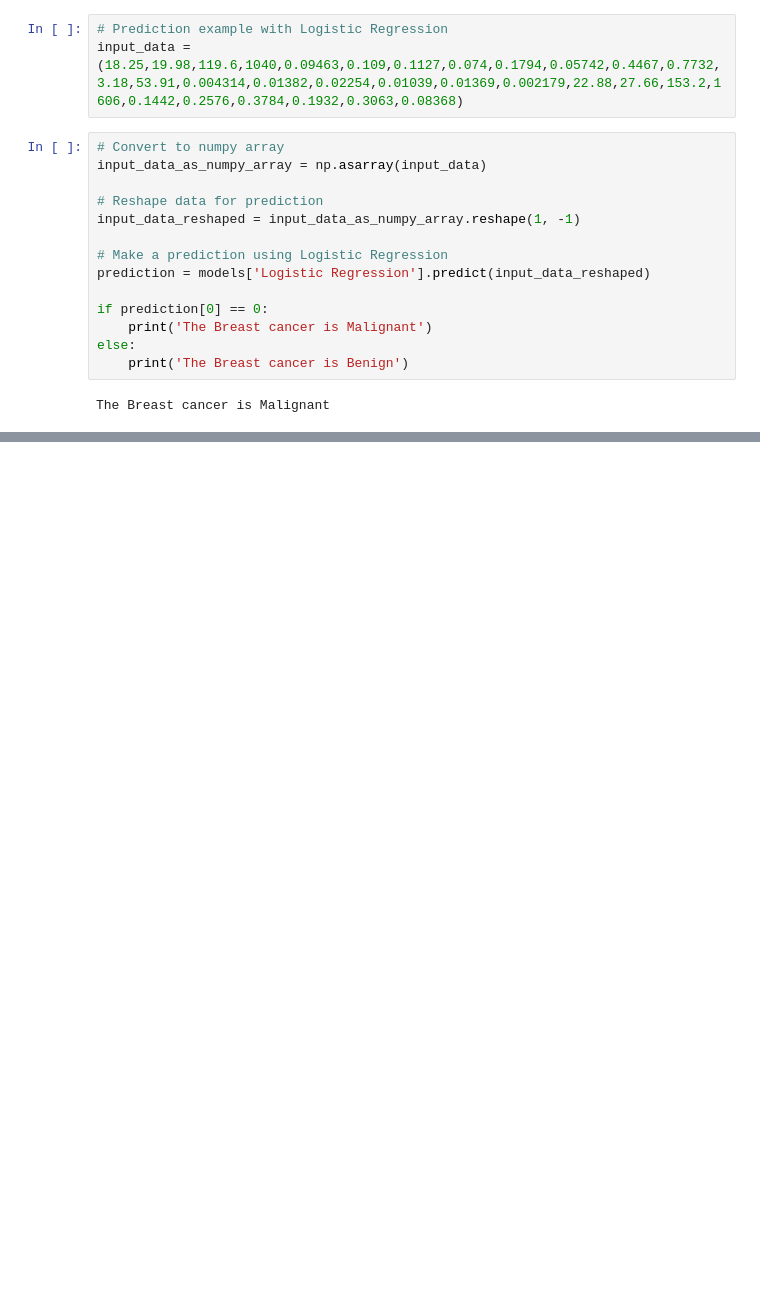
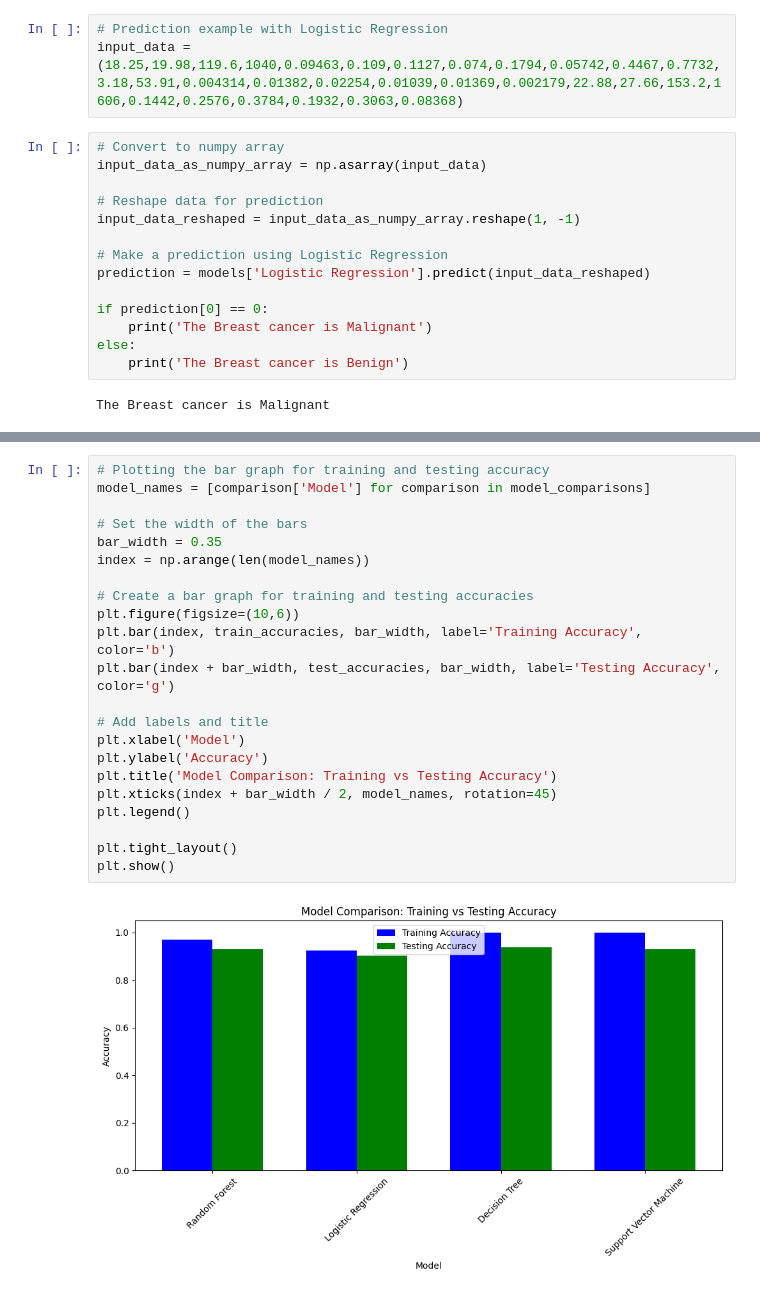
Before and after one commit to jf-deepti/event_platform, a Jupyter notebook: Welcome_To_Colab.ipynb, the cells around one changed output, grey strips where cells are left out. Saved outputs shown, nothing was run; the diff lists cells and outputs as text; blank space fills up the shorter version.

```diff
--- a/Welcome_To_Colab.ipynb
+++ b/Welcome_To_Colab.ipynb
@@ -447,0 +518,24 @@ The Breast cancer is Malignant
+# %%
+# Plotting the bar graph for training and testing accuracy
+model_names = [comparison['Model'] for comparison in model_comparisons]
+
+# Set the width of the bars
+bar_width = 0.35
+index = np.arange(len(model_names))
+
+# Create a bar graph for training and testing accuracies
+plt.figure(figsize=(10,6))
+plt.bar(index, train_accuracies, bar_width, label='Training Accuracy', color='b')
+plt.bar(index + bar_width, test_accuracies, bar_width, label='Testing Accuracy', color='g')
+
+# Add labels and title
+plt.xlabel('Model')
+plt.ylabel('Accuracy')
+plt.title('Model Comparison: Training vs Testing Accuracy')
+plt.xticks(index + bar_width / 2, model_names, rotation=45)
+plt.legend()
+
+plt.tight_layout()
+plt.show()
+# %% [output]
+[figure, added]
```
Also changed, not shown: parts of 3 cells of this notebook.
